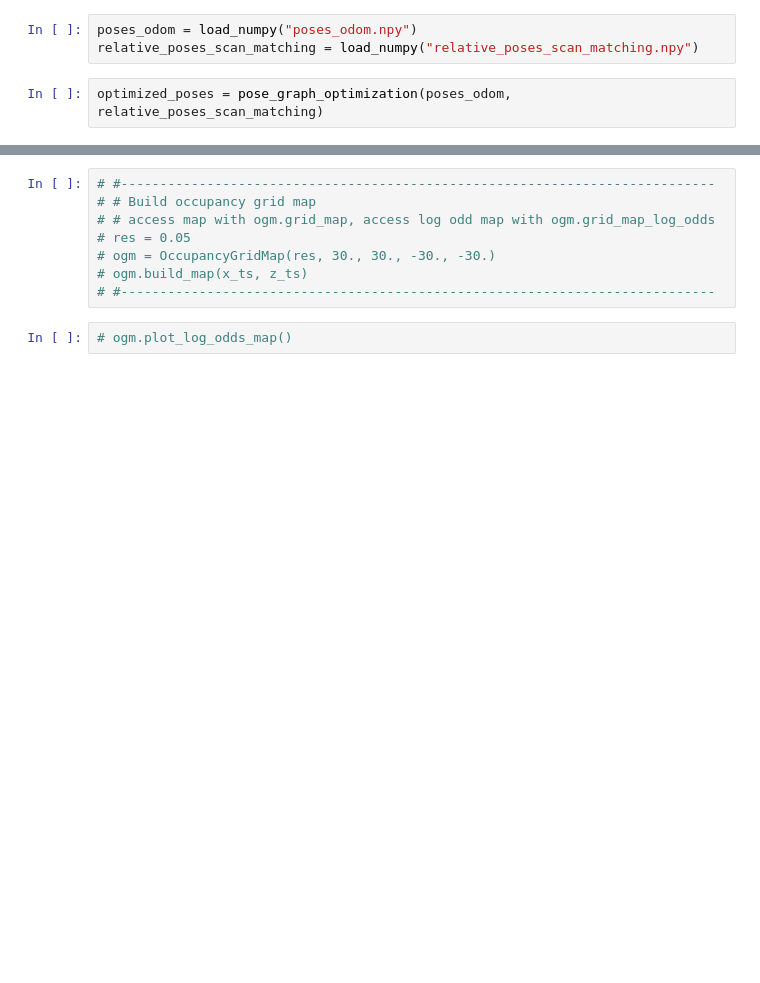
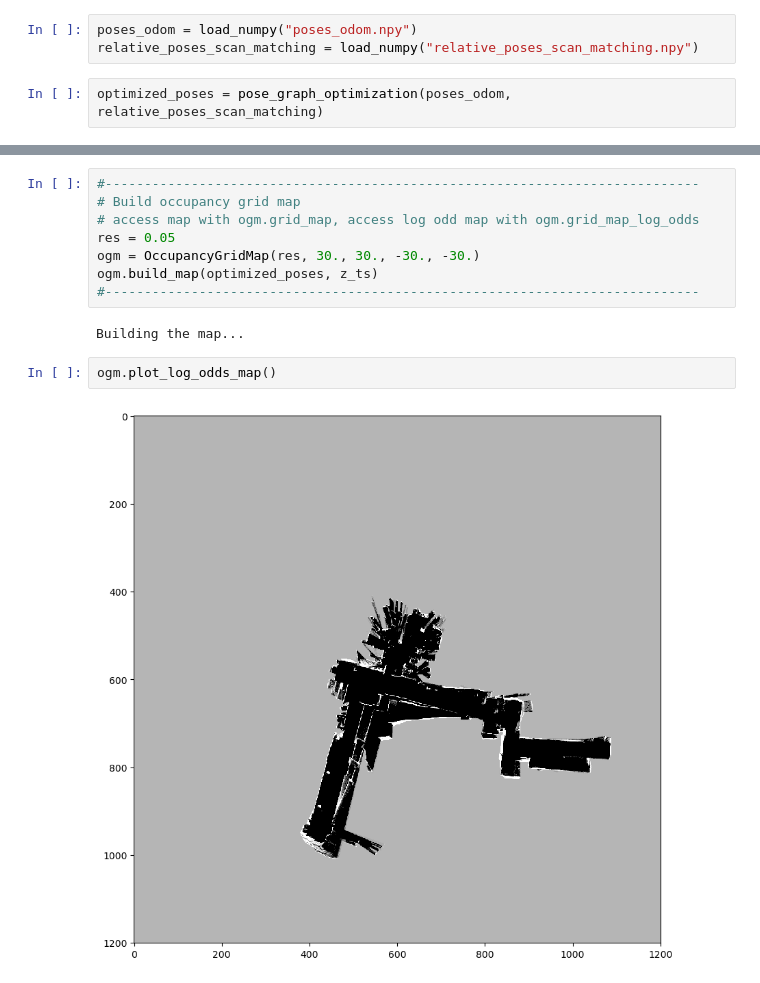
Before and after one commit to fadli0029/LiDAR-SLAM, a Jupyter notebook: v7.ipynb, the cells around one changed output, grey strips where cells are left out. Cells and saved outputs as stored; diff of their text form; blank space fills up the shorter version.

```diff
--- a/v7.ipynb
+++ b/v7.ipynb
@@ -63,11 +67,15 @@ plot_N_trajectories([poses_odom, optimized_poses, poses_scan_matching])
 # %%
-# #----------------------------------------------------------------------------
-# # Build occupancy grid map
-# # access map with ogm.grid_map, access log odd map with ogm.grid_map_log_odds
-# res = 0.05
-# ogm = OccupancyGridMap(res, 30., 30., -30., -30.)
-# ogm.build_map(x_ts, z_ts)
-# #----------------------------------------------------------------------------
+#----------------------------------------------------------------------------
+# Build occupancy grid map
+# access map with ogm.grid_map, access log odd map with ogm.grid_map_log_odds
+res = 0.05
+ogm = OccupancyGridMap(res, 30., 30., -30., -30.)
+ogm.build_map(optimized_poses, z_ts)
+#----------------------------------------------------------------------------
+# %% [output]
+Building the map...
 # %%
-# ogm.plot_log_odds_map()
+ogm.plot_log_odds_map()
+# %% [output]
+[figure, added]
 # %%
```
Also changed, not shown: parts of 6 cells of this notebook, 8 other files.
